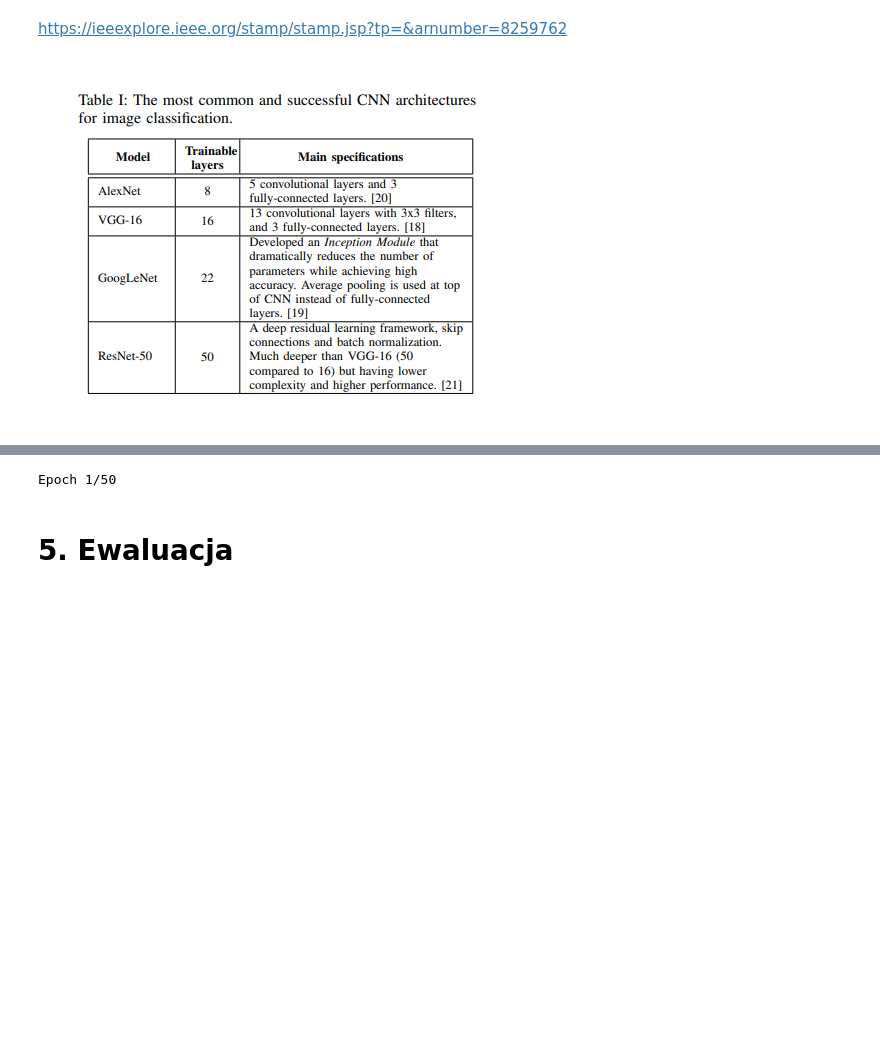
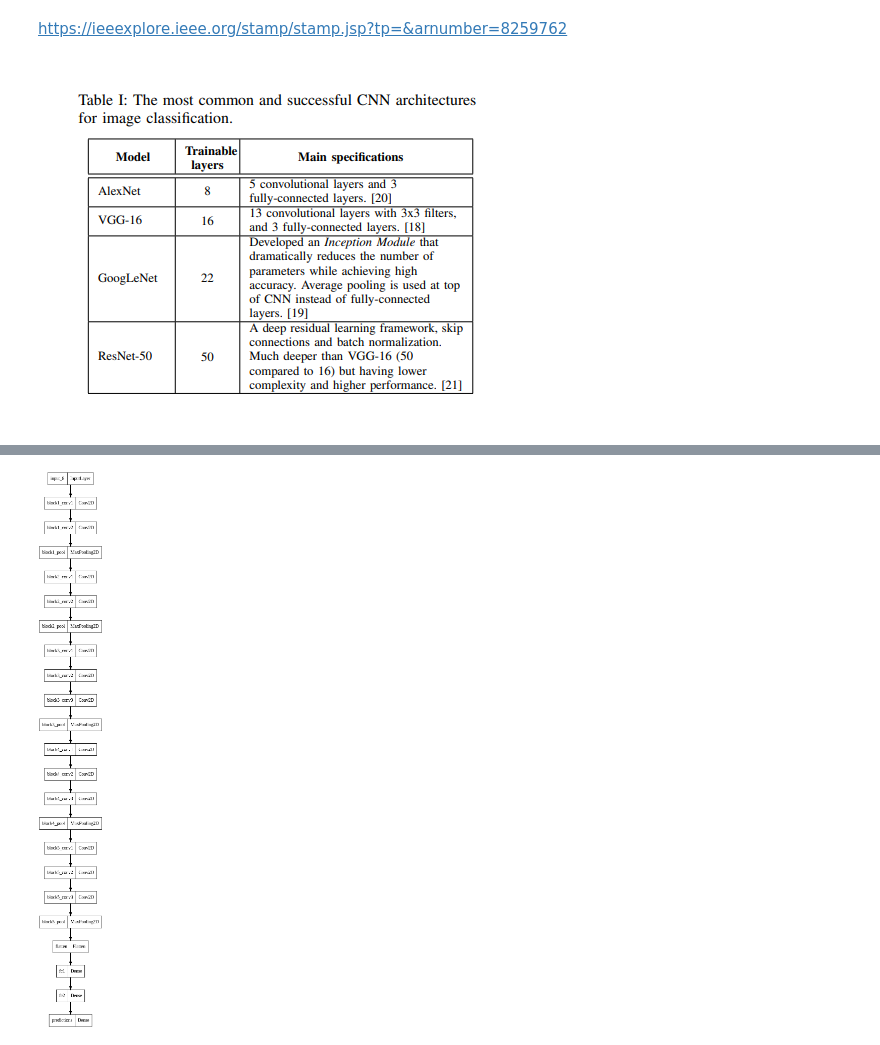
Before and after one commit to mgraves236/neural-networks, a Jupyter notebook: Sieci_neuronowe_Projekt.ipynb, the cells around one changed output, grey strips where cells are left out. Drawn from its saved outputs; the diff is of its cells as text; code cells hidden in the pictures; blank space fills up the shorter version.

```diff
--- a/Sieci_neuronowe_Projekt.ipynb
+++ b/Sieci_neuronowe_Projekt.ipynb
@@ -185,10 +85,0 @@ _________________________________________________________________
-# %%
-alex_net.fit(train_ds,
-          epochs=50,
-          validation_data=validation_ds,
-          validation_freq=1,
-          callbacks=[tensorboard_cb])
-# %% [output]
-Epoch 1/50
-# %% [markdown]
-# 5. Ewaluacja
@@ -196,0 +86,9 @@ alex_net.evaluate(test_ds)
+# %%
+from keras.applications.vgg16 import VGG16
+from tensorflow.keras.utils import plot_model
+
+# load the model
+model = VGG16()
+plot_model(model)
+# %% [output]
+[figure, added]
```
Also changed, not shown: parts of 28 cells of this notebook.
